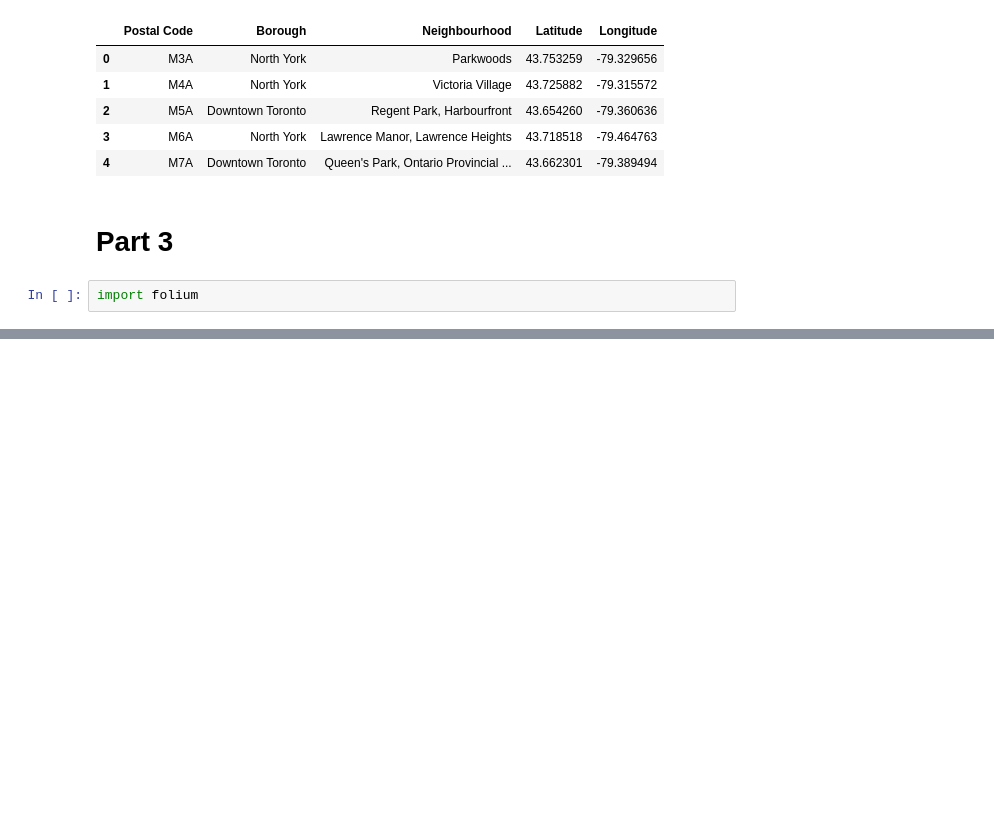
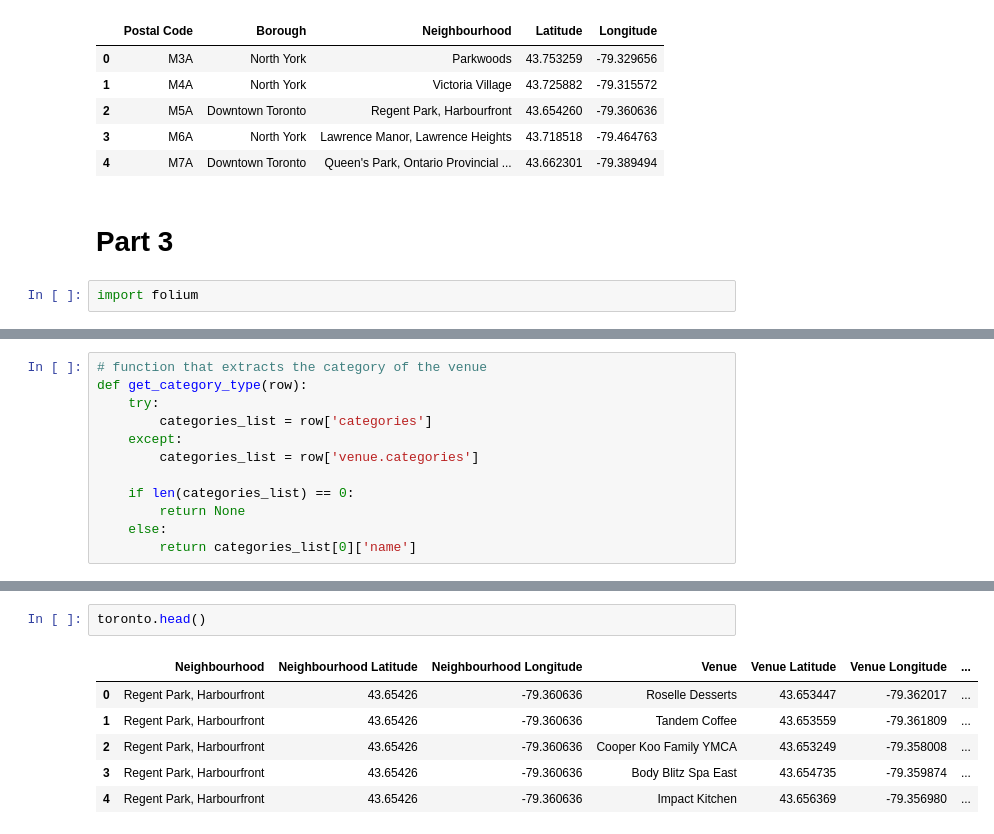
Before and after one commit to mlhadi/coursera-capstone, a Jupyter notebook: capstone-week-3-part3.ipynb, the cells around one changed output, grey strips where cells are left out. Cells and saved outputs as stored; diff of their text form; blank space fills up the shorter version.

```diff
--- a/capstone-week-3-part3.ipynb
+++ b/capstone-week-3-part3.ipynb
@@ -105,0 +153,12 @@ m
+# %%
+# function that extracts the category of the venue
+def get_category_type(row):
+    try:
+        categories_list = row['categories']
+    except:
+        categories_list = row['venue.categories']
+
+    if len(categories_list) == 0:
+        return None
+    else:
+        return categories_list[0]['name']
@@ -105,0 +255,9 @@ m
+# %%
+toronto.head()
+# %% [output]
+|  | Neighbourhood | Neighbourhood Latitude | Neighbourhood Longitude | Venue | Venue Latitude | Venue Longitude | ... |
+| 0 | Regent Park, Harbourfront | 43.65426 | -79.360636 | Roselle Desserts | 43.653447 | -79.362017 | ... |
+| 1 | Regent Park, Harbourfront | 43.65426 | -79.360636 | Tandem Coffee | 43.653559 | -79.361809 | ... |
+| 2 | Regent Park, Harbourfront | 43.65426 | -79.360636 | Cooper Koo Family YMCA | 43.653249 | -79.358008 | ... |
+| 3 | Regent Park, Harbourfront | 43.65426 | -79.360636 | Body Blitz Spa East | 43.654735 | -79.359874 | ... |
+| 4 | Regent Park, Harbourfront | 43.65426 | -79.360636 | Impact Kitchen | 43.656369 | -79.356980 | ... |
```
Also changed, not shown: parts of 25 cells of this notebook.
